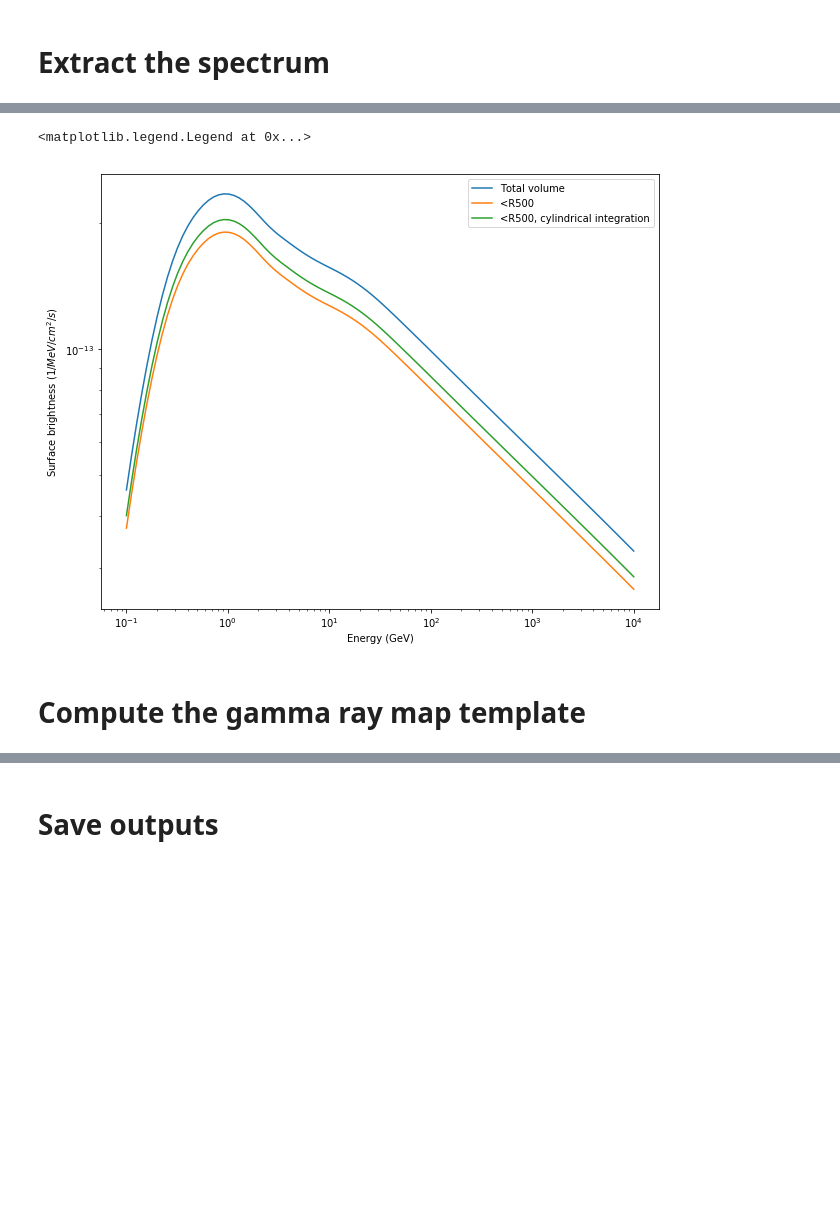
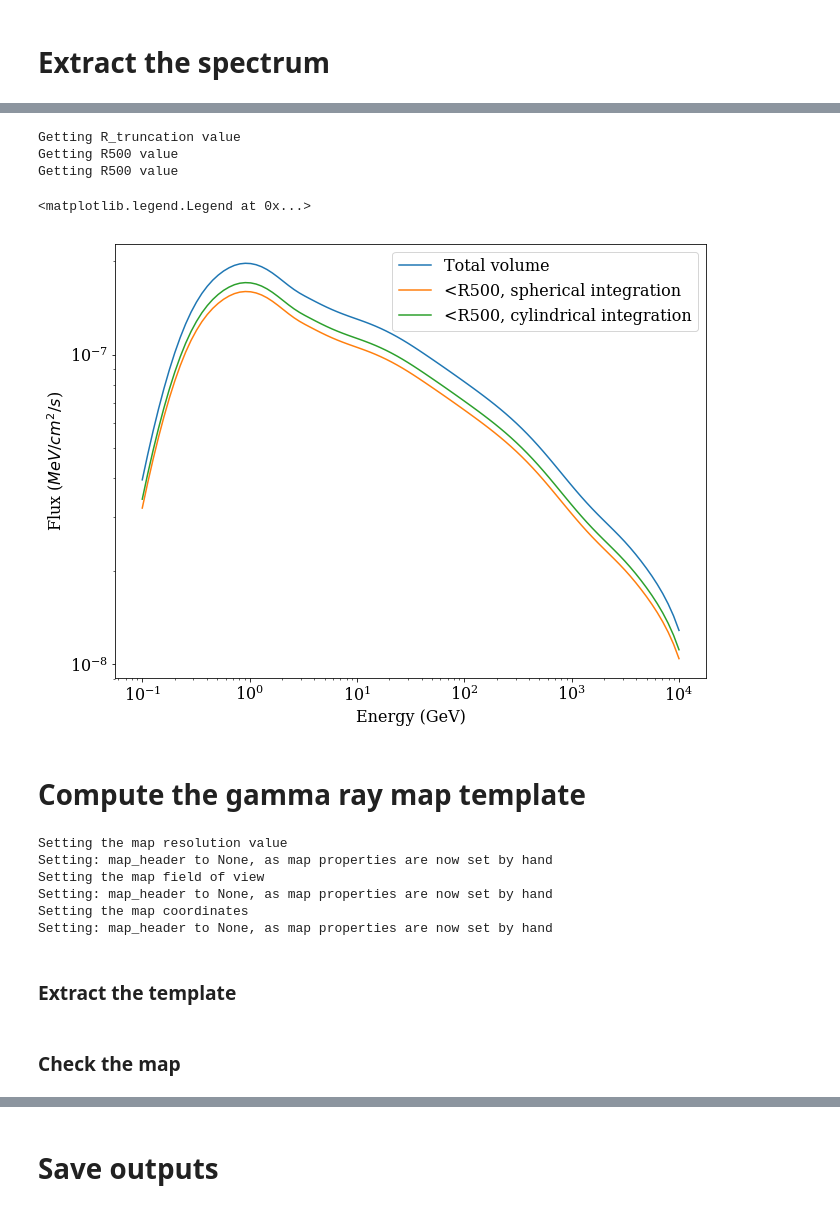
Before and after one commit to renlliang3/ClusterModel, a Jupyter notebook: notebook/model_example_gamma_template.ipynb, the cells around one changed output, grey strips where cells are left out. Drawn from its saved outputs; the diff is of its cells as text; code cells hidden in the pictures; blank space fills up the shorter version.

```diff
--- a/notebook/model_example_gamma_template.ipynb
+++ b/notebook/model_example_gamma_template.ipynb
@@ -15,4 +35,5 @@ from ClusterModel import model
 # %%
-clust = model.Cluster(name='Coma', redshift=0.023, M500=7e14*u.Msun, cosmology=cosmo, silent=True)
-clust.output_dir = '/Users/adam/Desktop/test' # Where to dave outputs
-clust.coord = SkyCoord("194.953d  27.9806d", frame="icrs", unit="deg")
+clust = model.Cluster(name='Coma',
+                      redshift=0.023, M500=7e14*u.Msun,
+                      cosmology=cosmo, silent=False,
+                      output_dir='/Users/adam/Desktop/test')
@@ -19,7 +76,20 @@ clust.coord = SkyCoord("194.953d  27.9806d", frame="icrs", unit="deg")
 # %%
-# Define the relevant model parameters (target and CRp)
+#----- Some parameters that can be set at when defining the cluster
+clust.coord = SkyCoord("194.953d  27.9806d", frame="icrs", unit="deg")
+
+#----- Define the relevant ICM model (available models are defined in model_modpar.py)
+
+# Density profile of the target thermal gas
 clust.density_gas_model = {'name':'beta', 'n_0':3e-3*u.cm**-3, 'beta':2.0/3, 'r_c':290*u.kpc}
+
+# Pressure profile of the target thermal gas
 clust.pressure_gas_model = {'name':'GNFW', 'P_0':2.2e-2*u.keV/u.cm**3, 'c500':2.9, 'a':1.8, 'b':3.1, 'c':0.0}
-clust.density_crp_model = {'name':'beta', 'beta':2.0/3, 'r_c':290*u.kpc}
+
+# Set the cosmic ray density profile to the same shape as the thermal gas density
+clust.set_density_crp_isodens_scal_param()
+
+# Cosmic ray proton spectrum
 clust.spectrum_crp_model = {'name':'PowerLaw', 'Index':2.3}
-clust.X_cr = {'X':0.01, 'Rcut':clust.R500}
+
+# Cosmic ray proton normalization
+clust.X_cr_E = {'X':0.01, 'R_norm':clust.R500} # X is the CRp/thermal energy ratio, normalized within R_norm
@@ -76,25 +172,40 @@ plt.legend()
 # %%
 energy = np.logspace(-1,4,100)*u.GeV
-e1, s1 = clust.get_gamma_spectrum(energy,Rmax=clust.R_truncation, type_integral='spherical', NR500max=5.0, Npt_los=100)
-e2, s2 = clust.get_gamma_spectrum(energy,Rmax=clust.R500, type_integral='spherical', NR500max=5.0, Npt_los=100)
-e3, s3 = clust.get_gamma_spectrum(energy,Rmax=clust.R500, type_integral='cylindrical', NR500max=5.0, Npt_los=100)
+e1, s1 = clust.get_gamma_spectrum(energy,Rmax=clust.R_truncation, type_integral='spherical')
+e2, s2 = clust.get_gamma_spectrum(energy,Rmax=clust.R500, type_integral='spherical')
+e3, s3 = clust.get_gamma_spectrum(energy,Rmax=clust.R500, type_integral='cylindrical')
 
 plt.figure(0,figsize=(10,8))
-plt.loglog(e1, e1**2*s1, '-', label='Total volume')
-plt.loglog(e2, e2**2*s2, '-', label='<R500')
-plt.loglog(e3, e3**2*s3, '-', label='<R500, cylindrical integration')
+plt.loglog(e1, (e1**2*s1).to('MeV cm-2 s-1'), '-', label='Total volume')
+plt.loglog(e2, (e2**2*s2).to('MeV cm-2 s-1'), '-', label='<R500, spherical integration')
+plt.loglog(e3, (e3**2*s3).to('MeV cm-2 s-1'), '-', label='<R500, cylindrical integration')
 plt.xlabel('Energy (GeV)')
-plt.ylabel('Surface brightness ($1/MeV/cm^2/s$)')
+plt.ylabel('Flux ($MeV/cm^2/s$)')
 plt.legend()
 # %% [output]
-<matplotlib.legend.Legend at 0x...>
+Getting R_truncation value
+Getting R500 value
+Getting R500 value
+<matplotlib.legend.Legend at 0x...>
-[figure, old version]
+[figure, new version]
 # %% [markdown]
 # Compute the gamma ray map template
 # %%
+# Defines the grid
 clust.map_reso = 0.01*u.deg
 clust.map_fov = 5.0*u.deg
-clust.map_coord = clust.coord
+
+# The center of the map can be offset wrt the cluster
+clust.map_coord = SkyCoord("194.5d  27.2d", frame="icrs", unit="deg")
+
+# Get the corresponding header
 header = clust.get_map_header()
-
-template = clust.get_gamma_template_map().to_value('sr-1')
+# %% [output]
+Setting the map resolution value
+Setting: map_header to None, as map properties are now set by hand
+Setting the map field of view
+Setting: map_header to None, as map properties are now set by hand
+Setting the map coordinates
+Setting: map_header to None, as map properties are now set by hand
+# %% [markdown]
+### Extract the template
@@ -101 +216,3 @@ template = clust.get_gamma_template_map().to_value('sr-1')
+# %% [markdown]
+### Check the map
 # %%
```
Also changed, not shown: parts of 19 cells of this notebook, 6 other files.
